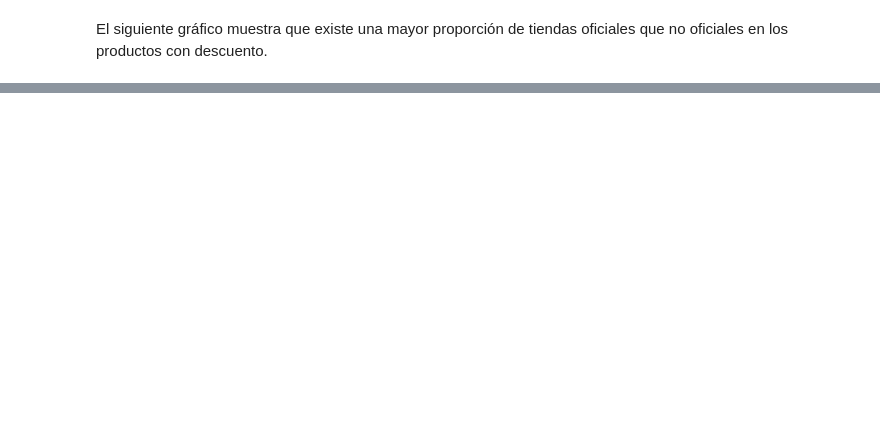
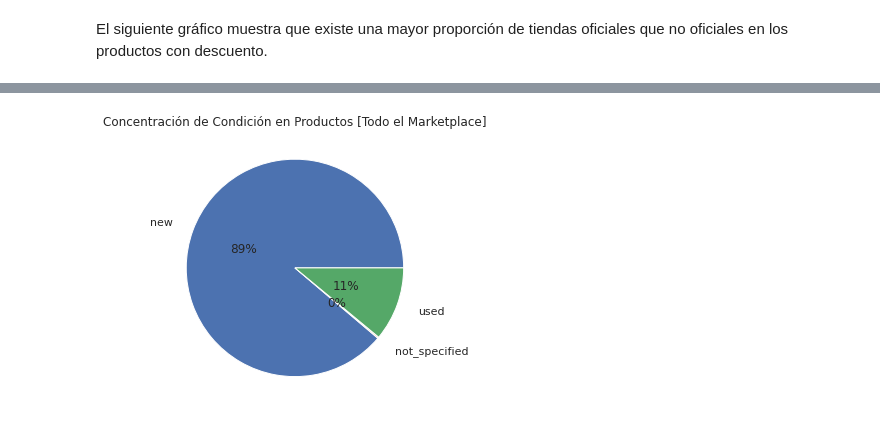
Before and after one commit to juancop/MeliDSChallenge, a Jupyter notebook: notebooks/AnalisisExploratorio.ipynb, the cells around one changed output, grey strips where cells are left out. Drawn from its saved outputs; the diff is of its cells as text; code cells hidden in the pictures; blank space fills up the shorter version.

```diff
--- a/notebooks/AnalisisExploratorio.ipynb
+++ b/notebooks/AnalisisExploratorio.ipynb
@@ -383,0 +406,6 @@ plt.show()
+# %%
+pie_chart = complete_df.condition.value_counts().sort_index().plot.pie(ylabel = '',  autopct='%1.0f%%', pctdistance=0.5, labeldistance=1.2)
+plt.title('Concentración de Condición en Productos [Todo el Marketplace]')
+plt.show()
+# %% [output]
+[figure, added]
```
Also changed, not shown: parts of 29 cells of this notebook.
